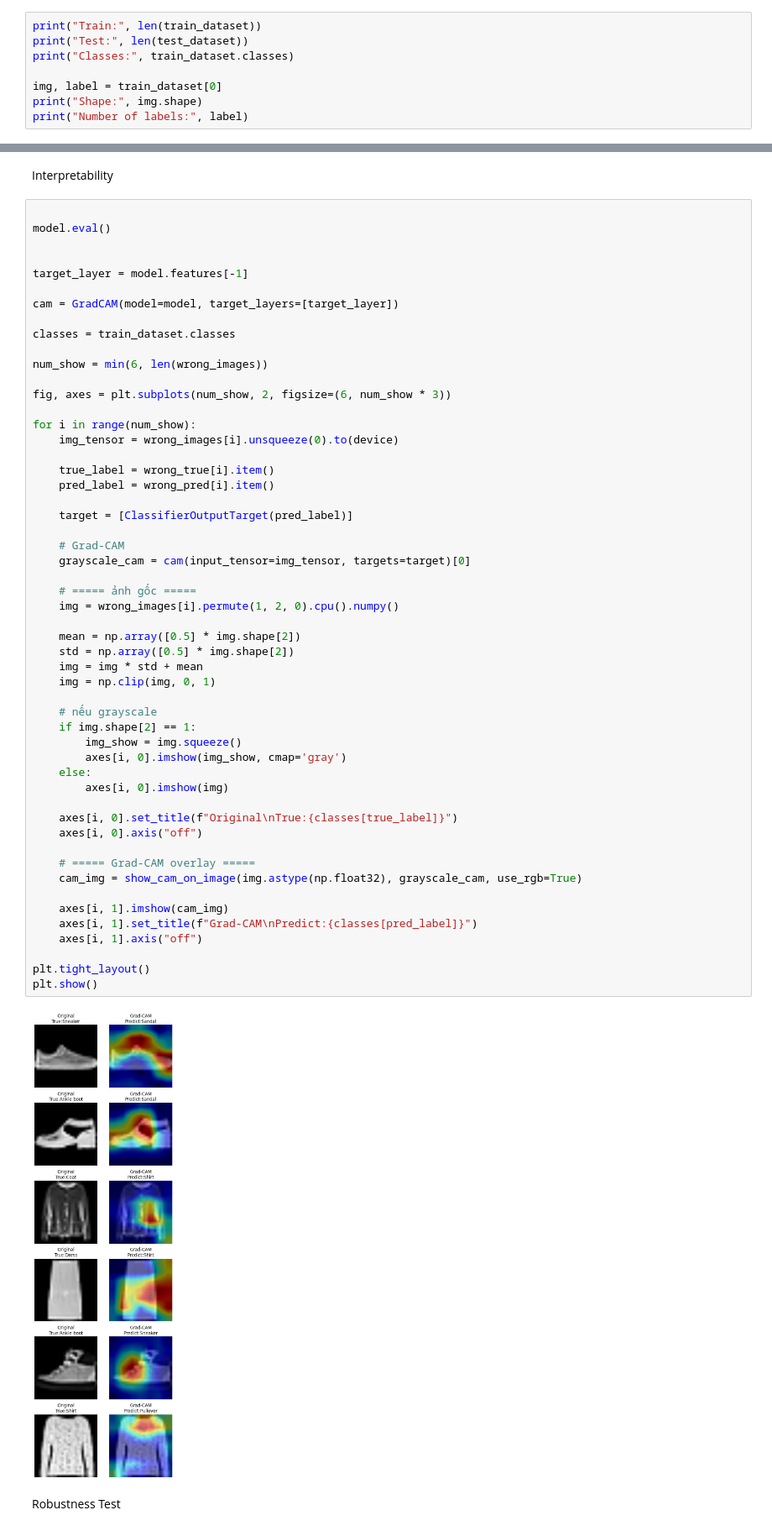
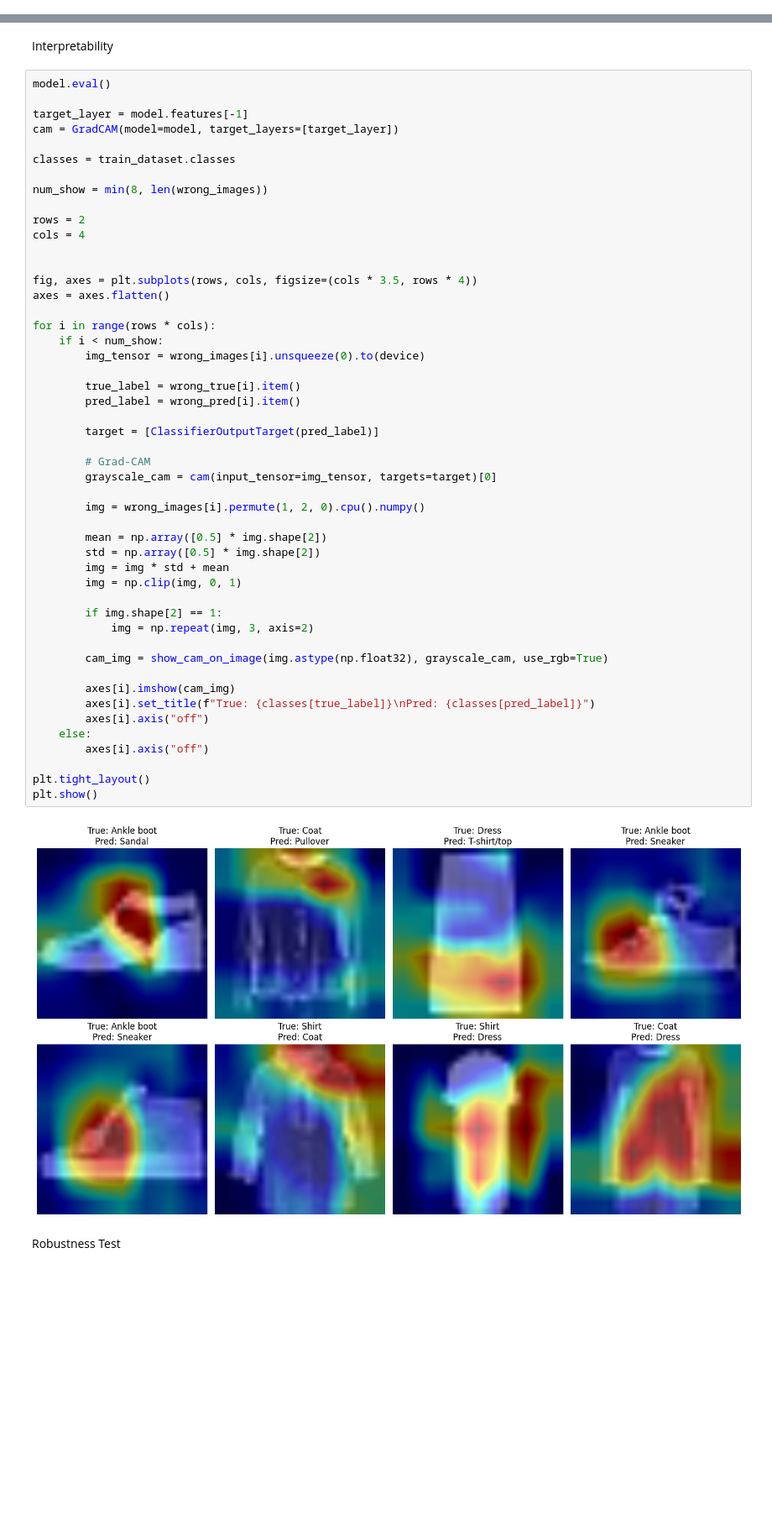
Before and after one commit to PhucVo1412/Deep-Learning-Assignment, a Jupyter notebook: assignment 1/src/image/DenseNet.ipynb, the cells around one changed output, grey strips where cells are left out. Shown at 84% size. Cells and saved outputs as stored; diff of their text form; blank space fills up the shorter version.

Commit message:
update image

```diff
--- a/assignment 1/src/image/DenseNet.ipynb
+++ b/assignment 1/src/image/DenseNet.ipynb
@@ -197,8 +194,0 @@ EDA
-# %%
-print("Train:", len(train_dataset))
-print("Test:", len(test_dataset))
-print("Classes:", train_dataset.classes)
-
-img, label = train_dataset[0]
-print("Shape:", img.shape)
-print("Number of labels:", label)
@@ -586,60 +488,56 @@ plt.show()
 # %% [markdown]
 Interpretability
 # %%
-
 model.eval()
 
-
 target_layer = model.features[-1]
-
 cam = GradCAM(model=model, target_layers=[target_layer])
 
 classes = train_dataset.classes
 
-num_show = min(6, len(wrong_images))
+num_show = min(8, len(wrong_images))
 
-fig, axes = plt.subplots(num_show, 2, figsize=(6, num_show * 3))
+rows = 2
+cols = 4
 
-for i in range(num_show):
-    img_tensor = wrong_images[i].unsqueeze(0).to(device)
 
-    true_label = wrong_true[i].item()
-    pred_label = wrong_pred[i].item()
+fig, axes = plt.subplots(rows, cols, figsize=(cols * 3.5, rows * 4))
+axes = axes.flatten()
 
-    target = [ClassifierOutputTarget(pred_label)]
+for i in range(rows * cols):
+    if i < num_show:
+        img_tensor = wrong_images[i].unsqueeze(0).to(device)
 
-    # Grad-CAM
-    grayscale_cam = cam(input_tensor=img_tensor, targets=target)[0]
+        true_label = wrong_true[i].item()
+        pred_label = wrong_pred[i].item()
 
-    # ===== ảnh gốc =====
-    img = wrong_images[i].permute(1, 2, 0).cpu().numpy()
+        target = [ClassifierOutputTarget(pred_label)]
 
-    mean = np.array([0.5] * img.shape[2])
-    std = np.array([0.5] * img.shape[2])
-    img = img * std + mean
-    img = np.clip(img, 0, 1)
+        # Grad-CAM
+        grayscale_cam = cam(input_tensor=img_tensor, targets=target)[0]
 
-    # nếu grayscale
-    if img.shape[2] == 1:
-        img_show = img.squeeze()
-        axes[i, 0].imshow(img_show, cmap='gray')
+        img = wrong_images[i].permute(1, 2, 0).cpu().numpy()
+
+        mean = np.array([0.5] * img.shape[2])
+        std = np.array([0.5] * img.shape[2])
+        img = img * std + mean
+        img = np.clip(img, 0, 1)
+
+        if img.shape[2] == 1:
+            img = np.repeat(img, 3, axis=2)
+
+        cam_img = show_cam_on_image(img.astype(np.float32), grayscale_cam, use_rgb=True)
+
+        axes[i].imshow(cam_img)
+        axes[i].set_title(f"True: {classes[true_label]}\nPred: {classes[pred_label]}")
+        axes[i].axis("off")
     else:
-        axes[i, 0].imshow(img)
-
-    axes[i, 0].set_title(f"Original\nTrue:{classes[true_label]}")
-    axes[i, 0].axis("off")
-
-    # ===== Grad-CAM overlay =====
-    cam_img = show_cam_on_image(img.astype(np.float32), grayscale_cam, use_rgb=True)
-
-    axes[i, 1].imshow(cam_img)
-    axes[i, 1].set_title(f"Grad-CAM\nPredict:{classes[pred_label]}")
-    axes[i, 1].axis("off")
+        axes[i].axis("off")
 
 plt.tight_layout()
 plt.show()
 # %% [output]
-[figure, old version]
+[figure, new version]
 # %% [markdown]
 Robustness Test
 # %%
```
Also changed, not shown: parts of 11 cells of this notebook, 4 other files.
